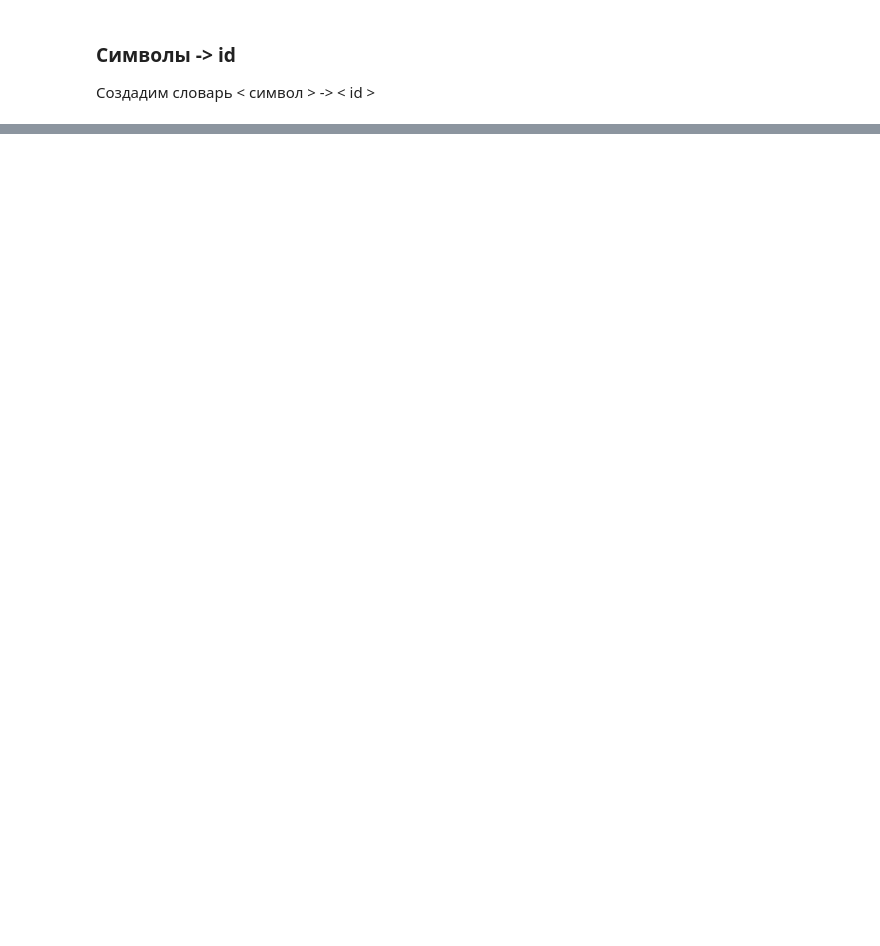
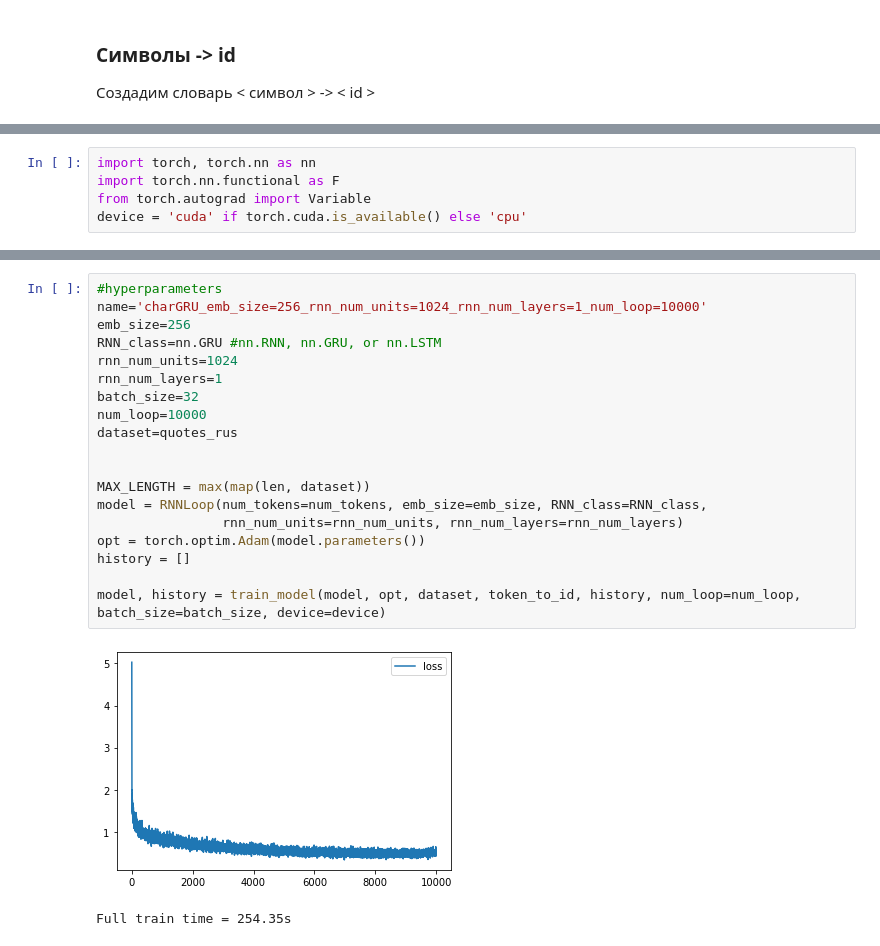
Before and after one commit to wisoffe/Courses, a Jupyter notebook: Stepik. Neural networks and NLP/stepik-nn-and-nlp 4.3.final (rnn-generator).ipynb, the cells around one changed output, grey strips where cells are left out. Saved outputs shown, nothing was run; the diff lists cells and outputs as text; blank space fills up the shorter version.

```diff
--- a/Stepik. Neural networks and NLP/stepik-nn-and-nlp 4.3.final (rnn-generator).ipynb
+++ b/Stepik. Neural networks and NLP/stepik-nn-and-nlp 4.3.final (rnn-generator).ipynb
@@ -67,0 +116,5 @@ token_to_id = {token: idx for idx, token in enumerate(tokens)}
+# %%
+import torch, torch.nn as nn
+import torch.nn.functional as F
+from torch.autograd import Variable
+device = 'cuda' if torch.cuda.is_available() else 'cpu'
@@ -334,0 +1101,22 @@ __Удачи!__
+# %%
+#hyperparameters
+name='charGRU_emb_size=256_rnn_num_units=1024_rnn_num_layers=1_num_loop=10000'
+emb_size=256
+RNN_class=nn.GRU #nn.RNN, nn.GRU, or nn.LSTM
+rnn_num_units=1024
+rnn_num_layers=1
+batch_size=32
+num_loop=10000
+dataset=quotes_rus
+
+
+MAX_LENGTH = max(map(len, dataset))
+model = RNNLoop(num_tokens=num_tokens, emb_size=emb_size, RNN_class=RNN_class,
+                rnn_num_units=rnn_num_units, rnn_num_layers=rnn_num_layers)
+opt = torch.optim.Adam(model.parameters())
+history = []
+
+model, history = train_model(model, opt, dataset, token_to_id, history, num_loop=num_loop, batch_size=batch_size, device=device)
+# %% [output]
+[figure, added]
+Full train time = 254.35s
```
Also changed, not shown: parts of 115 cells of this notebook, 1 other file.
